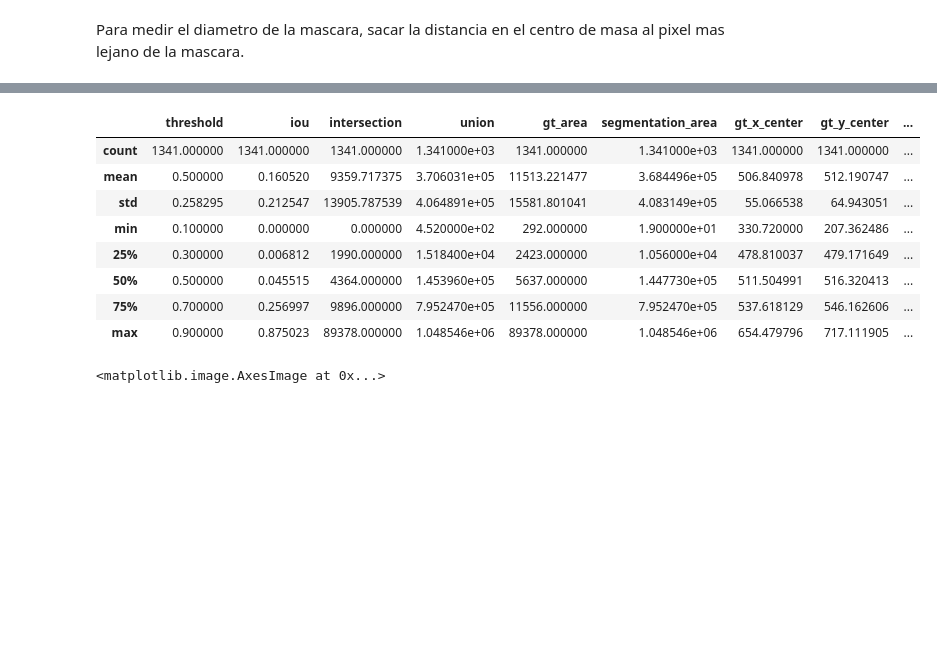
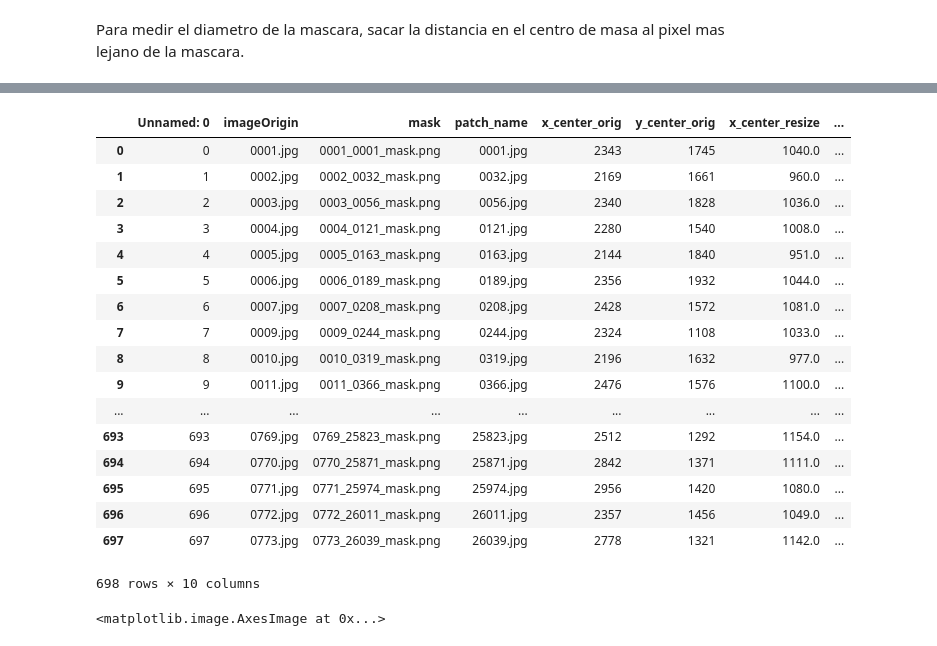
Before and after one commit to WencesVillegasMarset/BudClassifier, a Jupyter notebook: Deteccion/ModelValidation.ipynb, the cells around one changed output, grey strips where cells are left out. Drawn from its saved outputs; the diff is of its cells as text; code cells hidden in the pictures; blank space fills up the shorter version.

```diff
--- a/Deteccion/ModelValidation.ipynb
+++ b/Deteccion/ModelValidation.ipynb
@@ -209,0 +197,2 @@ data = pd.DataFrame(test_iou)
+# %%
+data = pd.read_csv('/home/wvillegas/dataset-mask/single_instance_dataset_wradius.csv')
@@ -210,15 +213,24 @@ data = pd.DataFrame(test_iou)
 # %%
-data.describe()
+data
 # %% [output]
-|  | threshold | iou | intersection | union | gt_area | segmentation_area | gt_x_center | gt_y_center | ... |
-| count | 1341.000000 | 1341.000000 | 1341.000000 | 1.341000e+03 | 1341.000000 | 1.341000e+03 | 1341.000000 | 1341.000000 | ... |
-| mean | 0.500000 | 0.160520 | 9359.717375 | 3.706031e+05 | 11513.221477 | 3.684496e+05 | 506.840978 | 512.190747 | ... |
-| std | 0.258295 | 0.212547 | 13905.787539 | 4.064891e+05 | 15581.801041 | 4.083149e+05 | 55.066538 | 64.943051 | ... |
-| min | 0.100000 | 0.000000 | 0.000000 | 4.520000e+02 | 292.000000 | 1.900000e+01 | 330.720000 | 207.362486 | ... |
-| 25% | 0.300000 | 0.006812 | 1990.000000 | 1.518400e+04 | 2423.000000 | 1.056000e+04 | 478.810037 | 479.171649 | ... |
-| 50% | 0.500000 | 0.045515 | 4364.000000 | 1.453960e+05 | 5637.000000 | 1.447730e+05 | 511.504991 | 516.320413 | ... |
-| 75% | 0.700000 | 0.256997 | 9896.000000 | 7.952470e+05 | 11556.000000 | 7.952470e+05 | 537.618129 | 546.162606 | ... |
-| max | 0.900000 | 0.875023 | 89378.000000 | 1.048546e+06 | 89378.000000 | 1.048546e+06 | 654.479796 | 717.111905 | ... |
+|  | Unnamed: 0 | imageOrigin | mask | patch_name | x_center_orig | y_center_orig | x_center_resize | ... |
+| 0 | 0 | 0001.jpg | 0001_0001_mask.png | 0001.jpg | 2343 | 1745 | 1040.0 | ... |
+| 1 | 1 | 0002.jpg | 0002_0032_mask.png | 0032.jpg | 2169 | 1661 | 960.0 | ... |
+| 2 | 2 | 0003.jpg | 0003_0056_mask.png | 0056.jpg | 2340 | 1828 | 1036.0 | ... |
+| 3 | 3 | 0004.jpg | 0004_0121_mask.png | 0121.jpg | 2280 | 1540 | 1008.0 | ... |
+| 4 | 4 | 0005.jpg | 0005_0163_mask.png | 0163.jpg | 2144 | 1840 | 951.0 | ... |
+| 5 | 5 | 0006.jpg | 0006_0189_mask.png | 0189.jpg | 2356 | 1932 | 1044.0 | ... |
+| 6 | 6 | 0007.jpg | 0007_0208_mask.png | 0208.jpg | 2428 | 1572 | 1081.0 | ... |
+| 7 | 7 | 0009.jpg | 0009_0244_mask.png | 0244.jpg | 2324 | 1108 | 1033.0 | ... |
+| 8 | 8 | 0010.jpg | 0010_0319_mask.png | 0319.jpg | 2196 | 1632 | 977.0 | ... |
+| 9 | 9 | 0011.jpg | 0011_0366_mask.png | 0366.jpg | 2476 | 1576 | 1100.0 | ... |
+| ... | ... | ... | ... | ... | ... | ... | ... | ... |
+| 693 | 693 | 0769.jpg | 0769_25823_mask.png | 25823.jpg | 2512 | 1292 | 1154.0 | ... |
+| 694 | 694 | 0770.jpg | 0770_25871_mask.png | 25871.jpg | 2842 | 1371 | 1111.0 | ... |
+| 695 | 695 | 0771.jpg | 0771_25974_mask.png | 25974.jpg | 2956 | 1420 | 1080.0 | ... |
+| 696 | 696 | 0772.jpg | 0772_26011_mask.png | 26011.jpg | 2357 | 1456 | 1049.0 | ... |
+| 697 | 697 | 0773.jpg | 0773_26039_mask.png | 26039.jpg | 2778 | 1321 | 1142.0 | ... |
+698 rows × 10 columns
 # %%
 data.to_csv(os.path.join('.','metrics','FCNMNAdam_50ep','mobile_fcn8_metrics_adam_50ep.csv'))
 # %%
```
Also changed, not shown: parts of 19 cells of this notebook, 3 other files.
